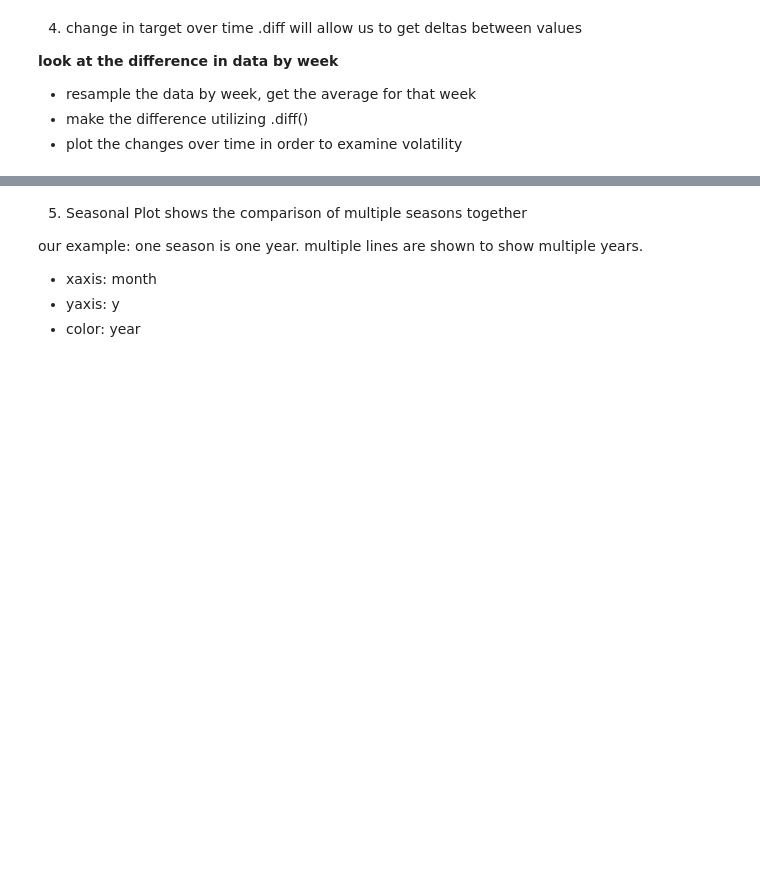
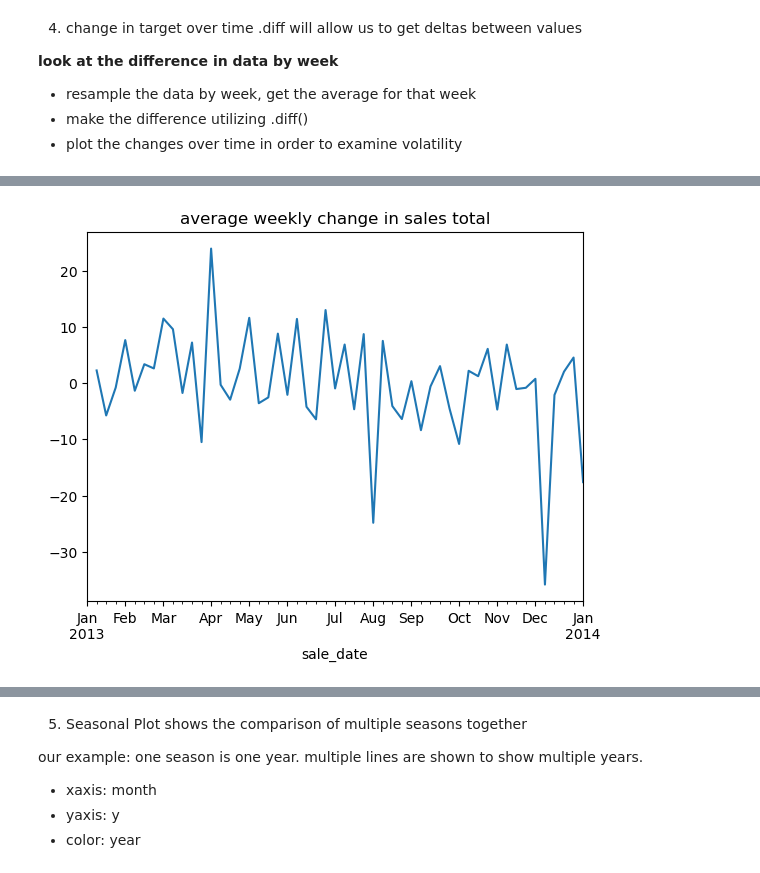
Before and after one commit to Miatta-Sinayoko/time-series-exercises, a Jupyter notebook: explore_exercise.ipynb, the cells around one changed output, grey strips where cells are left out. Saved outputs shown, nothing was run; the diff lists cells and outputs as text; code cells hidden in the pictures; blank space fills up the shorter version.

```diff
--- a/explore_exercise.ipynb
+++ b/explore_exercise.ipynb
@@ -252,3 +366,5 @@ y.resample('W').mean().diff()
 # %%
-y.resample('W').mean().diff().plot(title='average weekly change in temp');
+y.resample('W').mean().diff().plot(title='average weekly change in sales total');
+# %% [output]
+[figure, added]
 # %%
```
Also changed, not shown: parts of 109 cells of this notebook.
